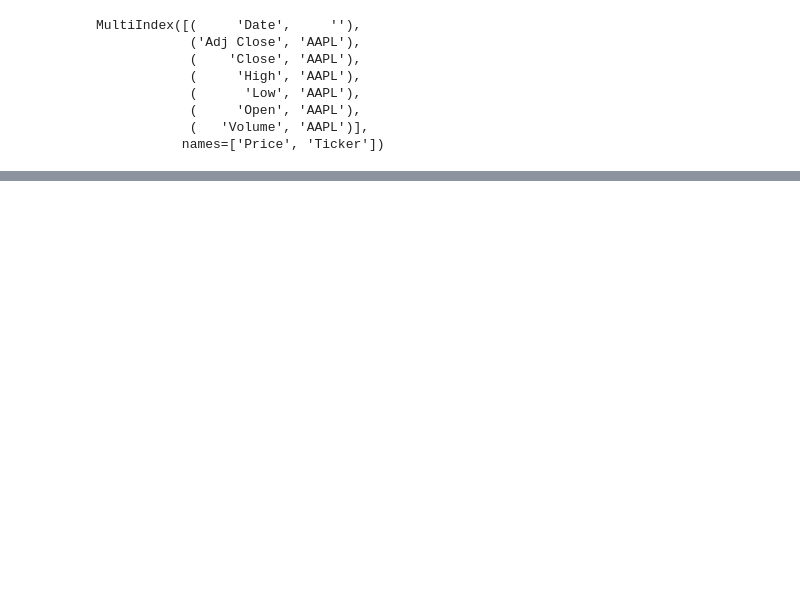
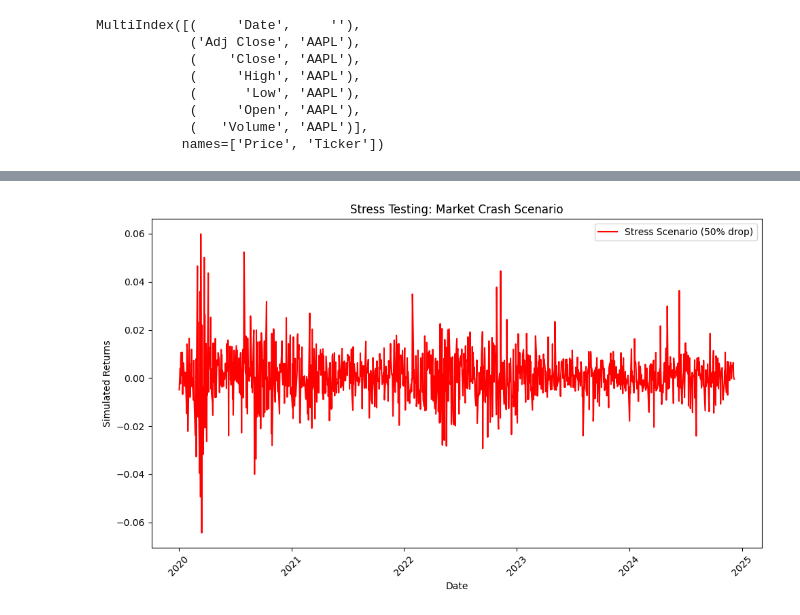
Before and after one commit to Angel-Stac/Quantitative-Analysis, a Jupyter notebook: StockAnalysis.ipynb, the cells around one changed output, grey strips where cells are left out. Cells and saved outputs as stored; diff of their text form; code cells hidden in the pictures; blank space fills up the shorter version.

```diff
--- a/StockAnalysis.ipynb
+++ b/StockAnalysis.ipynb
@@ -234,0 +271,15 @@ dtype: int64
+# %%
+stress_scenario = data['Daily Return'] * 0.5  # Assume returns drop by 50%
+
+# Plot stress scenario
+plt.figure(figsize=(10, 6))
+plt.plot(data['Date'], stress_scenario, color='red', label='Stress Scenario (50% drop)')
+plt.title("Stress Testing: Market Crash Scenario")
+plt.xlabel("Date")
+plt.ylabel("Simulated Returns")
+plt.legend()
+plt.xticks(rotation=45)
+plt.tight_layout()
+plt.show()
+# %% [output]
+[figure, added]
```
Also changed, not shown: parts of 13 cells of this notebook.
